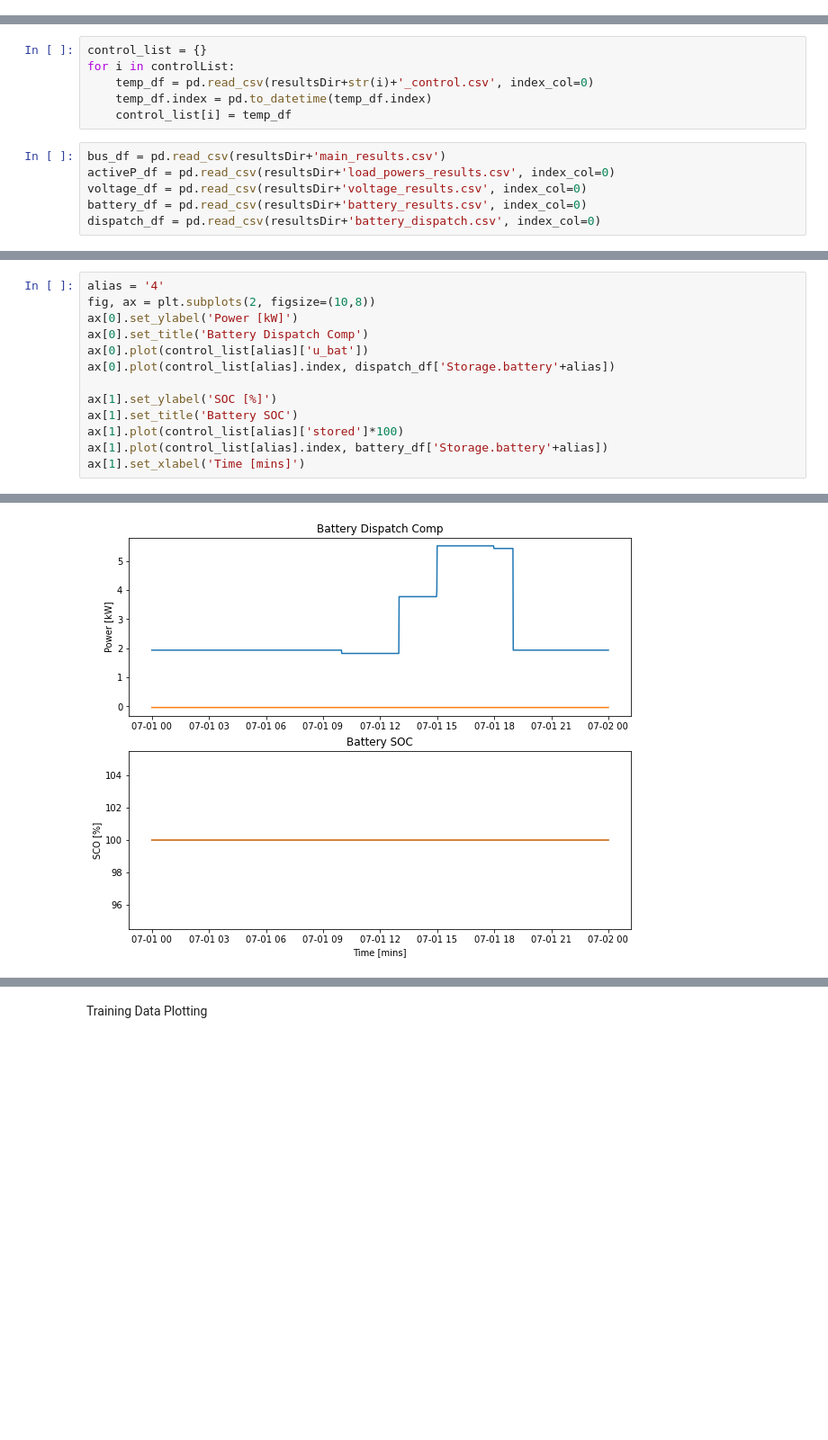
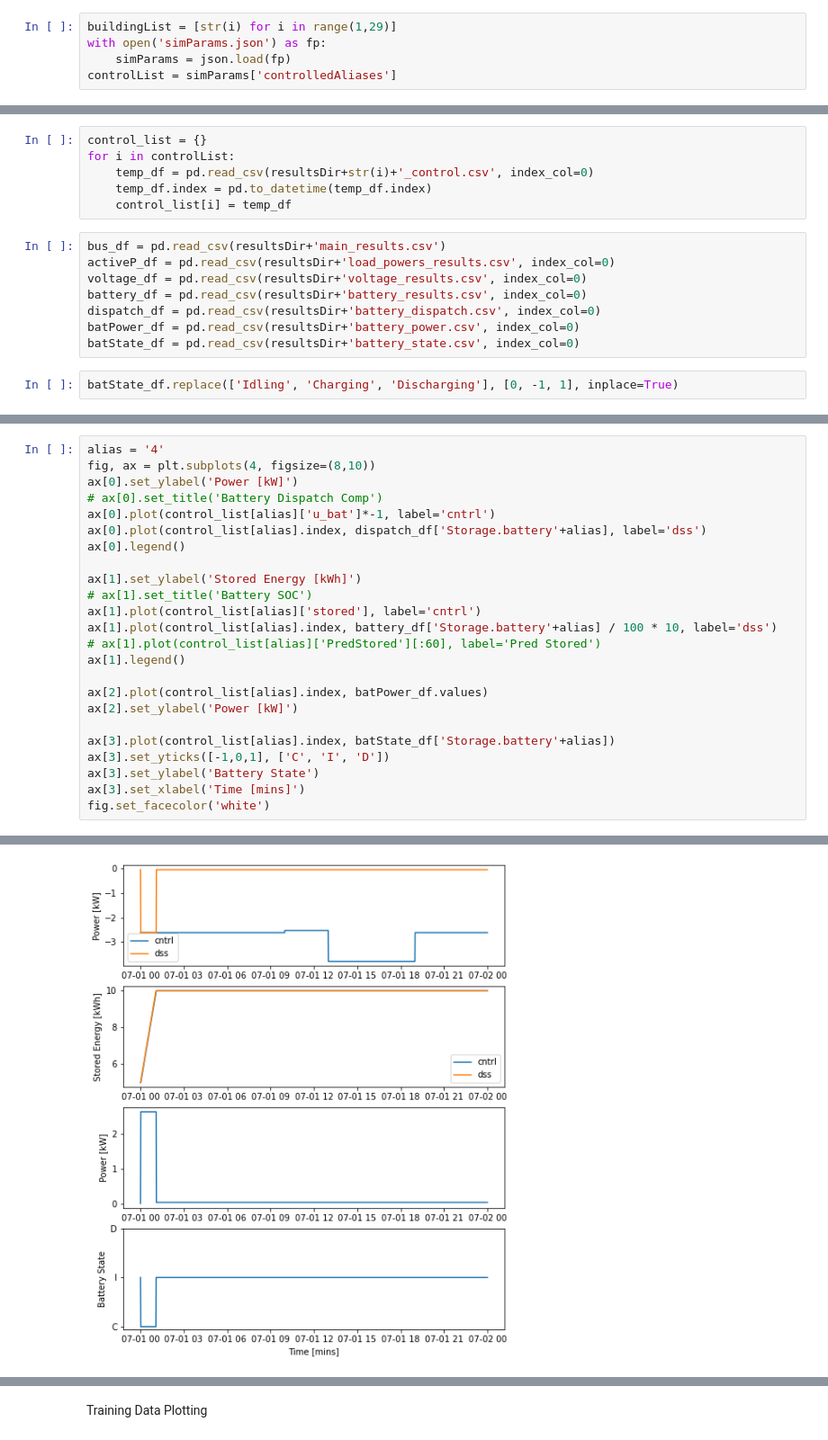
Before and after one commit to PIC-Lab/community_energy_control, a Jupyter notebook: community_sim/plotting.ipynb, the cells around one changed output, grey strips where cells are left out. Shown at 90% size. Drawn from its saved outputs; the diff is of its cells as text; blank space fills up the shorter version.

```diff
--- a/community_sim/plotting.ipynb
+++ b/community_sim/plotting.ipynb
@@ -17,3 +14,8 @@ controlList = ["2", "3", "4", "5", "9", "10", "12", "15", "17", "22", "24", "25"
+# %%
+buildingList = [str(i) for i in range(1,29)]
+with open('simParams.json') as fp:
+    simParams = json.load(fp)
+controlList = simParams['controlledAliases']
 # %%
 df_list = {}
 for i in buildingList:
@@ -32,6 +34,10 @@ activeP_df = pd.read_csv(resultsDir+'load_powers_results.csv', index_col=0)
 voltage_df = pd.read_csv(resultsDir+'voltage_results.csv', index_col=0)
 battery_df = pd.read_csv(resultsDir+'battery_results.csv', index_col=0)
 dispatch_df = pd.read_csv(resultsDir+'battery_dispatch.csv', index_col=0)
+batPower_df = pd.read_csv(resultsDir+'battery_power.csv', index_col=0)
+batState_df = pd.read_csv(resultsDir+'battery_state.csv', index_col=0)
+# %%
+batState_df.replace(['Idling', 'Charging', 'Discharging'], [0, -1, 1], inplace=True)
 # %%
 fs = 12
 fig = plt.figure(figsize=(8,5), dpi=100)
@@ -112,14 +118,25 @@ fig.patch.set_facecolor('white')
 # %%
 alias = '4'
-fig, ax = plt.subplots(2, figsize=(10,8))
+fig, ax = plt.subplots(4, figsize=(8,10))
 ax[0].set_ylabel('Power [kW]')
-ax[0].set_title('Battery Dispatch Comp')
-ax[0].plot(control_list[alias]['u_bat'])
-ax[0].plot(control_list[alias].index, dispatch_df['Storage.battery'+alias])
+# ax[0].set_title('Battery Dispatch Comp')
+ax[0].plot(control_list[alias]['u_bat']*-1, label='cntrl')
+ax[0].plot(control_list[alias].index, dispatch_df['Storage.battery'+alias], label='dss')
+ax[0].legend()
 
-ax[1].set_ylabel('SOC [%]')
-ax[1].set_title('Battery SOC')
-ax[1].plot(control_list[alias]['stored']*100)
-ax[1].plot(control_list[alias].index, battery_df['Storage.battery'+alias])
-ax[1].set_xlabel('Time [mins]')
+ax[1].set_ylabel('Stored Energy [kWh]')
+# ax[1].set_title('Battery SOC')
+ax[1].plot(control_list[alias]['stored'], label='cntrl')
+ax[1].plot(control_list[alias].index, battery_df['Storage.battery'+alias] / 100 * 10, label='dss')
+# ax[1].plot(control_list[alias]['PredStored'][:60], label='Pred Stored')
+ax[1].legend()
+
+ax[2].plot(control_list[alias].index, batPower_df.values)
+ax[2].set_ylabel('Power [kW]')
+
+ax[3].plot(control_list[alias].index, batState_df['Storage.battery'+alias])
+ax[3].set_yticks([-1,0,1], ['C', 'I', 'D'])
+ax[3].set_ylabel('Battery State')
+ax[3].set_xlabel('Time [mins]')
+fig.set_facecolor('white')
 # %% [output]
@@ -127,4 +143,4 @@ Text(0.5, 0, 'Time [mins]')
-[figure, old version]
+[figure, new version]
 # %%
 fig = plt.figure(figsize=(10,5))
 plt.xlabel('Time [mins]')
```
Also changed, not shown: parts of 46 cells of this notebook, 15 other files.
